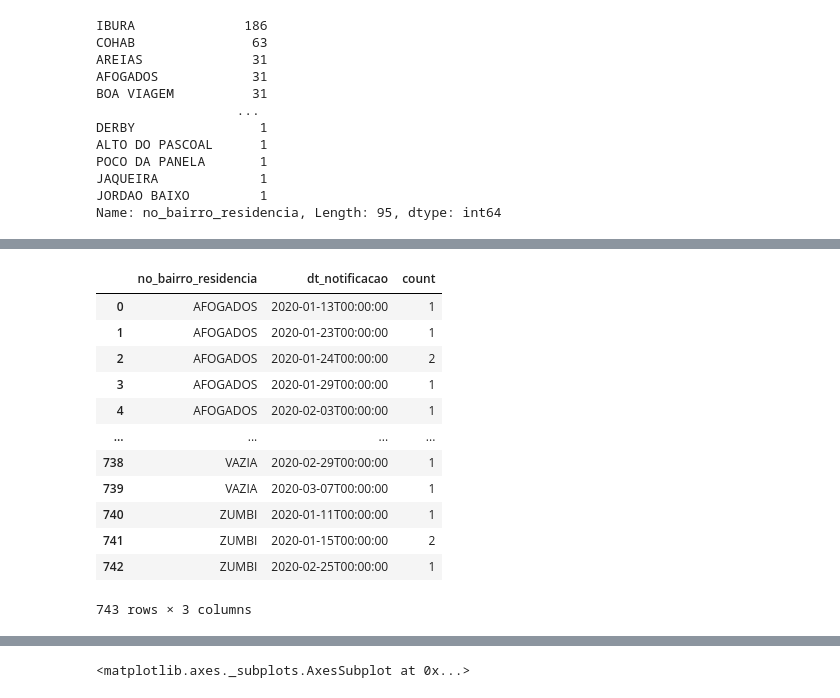
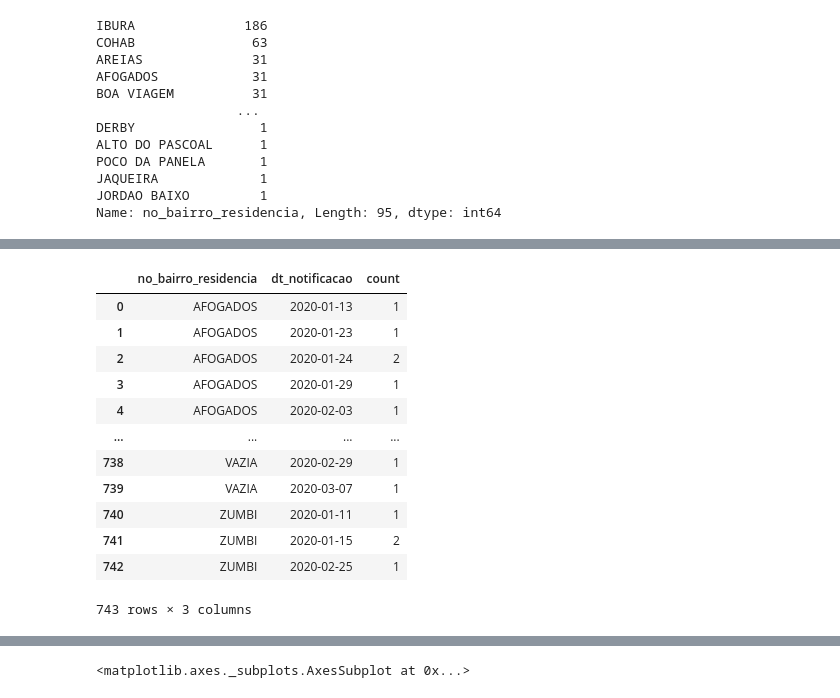
Before and after one commit to HiagoAD/GDI2, a Jupyter notebook: Project_1.ipynb, the cells around one changed output, grey strips where cells are left out. Saved outputs shown, nothing was run; the diff lists cells and outputs as text; code cells hidden in the pictures.

```diff
--- a/Project_1.ipynb
+++ b/Project_1.ipynb
@@ -57,16 +58,18 @@ ValueError: ignored
 # %%
+dengue_data["dt_notificacao"] = pd.to_datetime(dengue_data["dt_notificacao"])
+
 dengue_data.groupby(["no_bairro_residencia", "dt_notificacao"]).size().reset_index(name="count")
 # %% [output]
 |  | no_bairro_residencia | dt_notificacao | count |
-| 0 | AFOGADOS | 2020-01-13T00:00:00 | 1 |
-| 1 | AFOGADOS | 2020-01-23T00:00:00 | 1 |
-| 2 | AFOGADOS | 2020-01-24T00:00:00 | 2 |
-| 3 | AFOGADOS | 2020-01-29T00:00:00 | 1 |
-| 4 | AFOGADOS | 2020-02-03T00:00:00 | 1 |
+| 0 | AFOGADOS | 2020-01-13 | 1 |
+| 1 | AFOGADOS | 2020-01-23 | 1 |
+| 2 | AFOGADOS | 2020-01-24 | 2 |
+| 3 | AFOGADOS | 2020-01-29 | 1 |
+| 4 | AFOGADOS | 2020-02-03 | 1 |
 | ... | ... | ... | ... |
-| 738 | VAZIA | 2020-02-29T00:00:00 | 1 |
-| 739 | VAZIA | 2020-03-07T00:00:00 | 1 |
-| 740 | ZUMBI | 2020-01-11T00:00:00 | 1 |
-| 741 | ZUMBI | 2020-01-15T00:00:00 | 2 |
-| 742 | ZUMBI | 2020-02-25T00:00:00 | 1 |
+| 738 | VAZIA | 2020-02-29 | 1 |
+| 739 | VAZIA | 2020-03-07 | 1 |
+| 740 | ZUMBI | 2020-01-11 | 1 |
+| 741 | ZUMBI | 2020-01-15 | 2 |
+| 742 | ZUMBI | 2020-02-25 | 1 |
 743 rows × 3 columns
```
Also changed, not shown: parts of 6 cells of this notebook.
